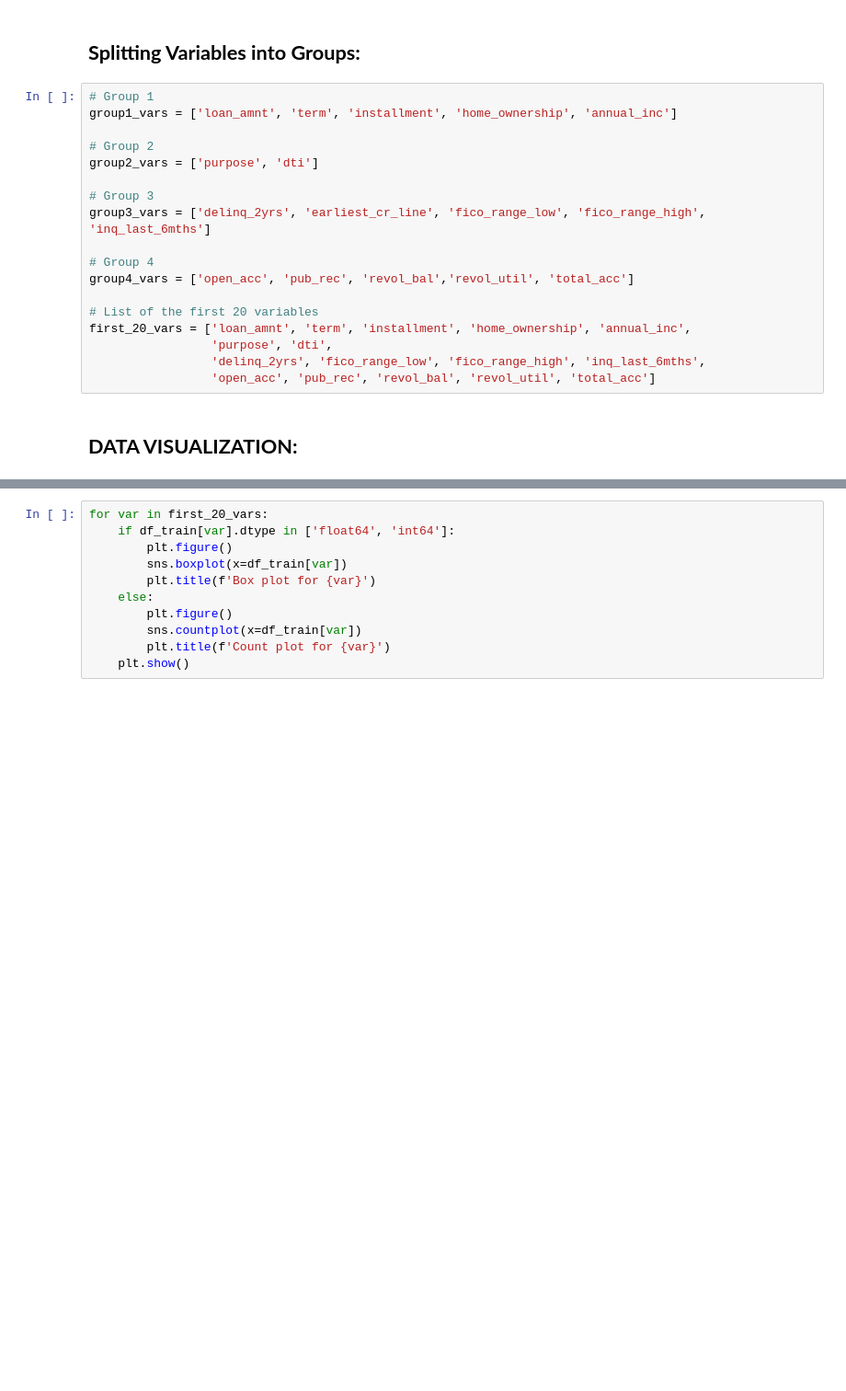
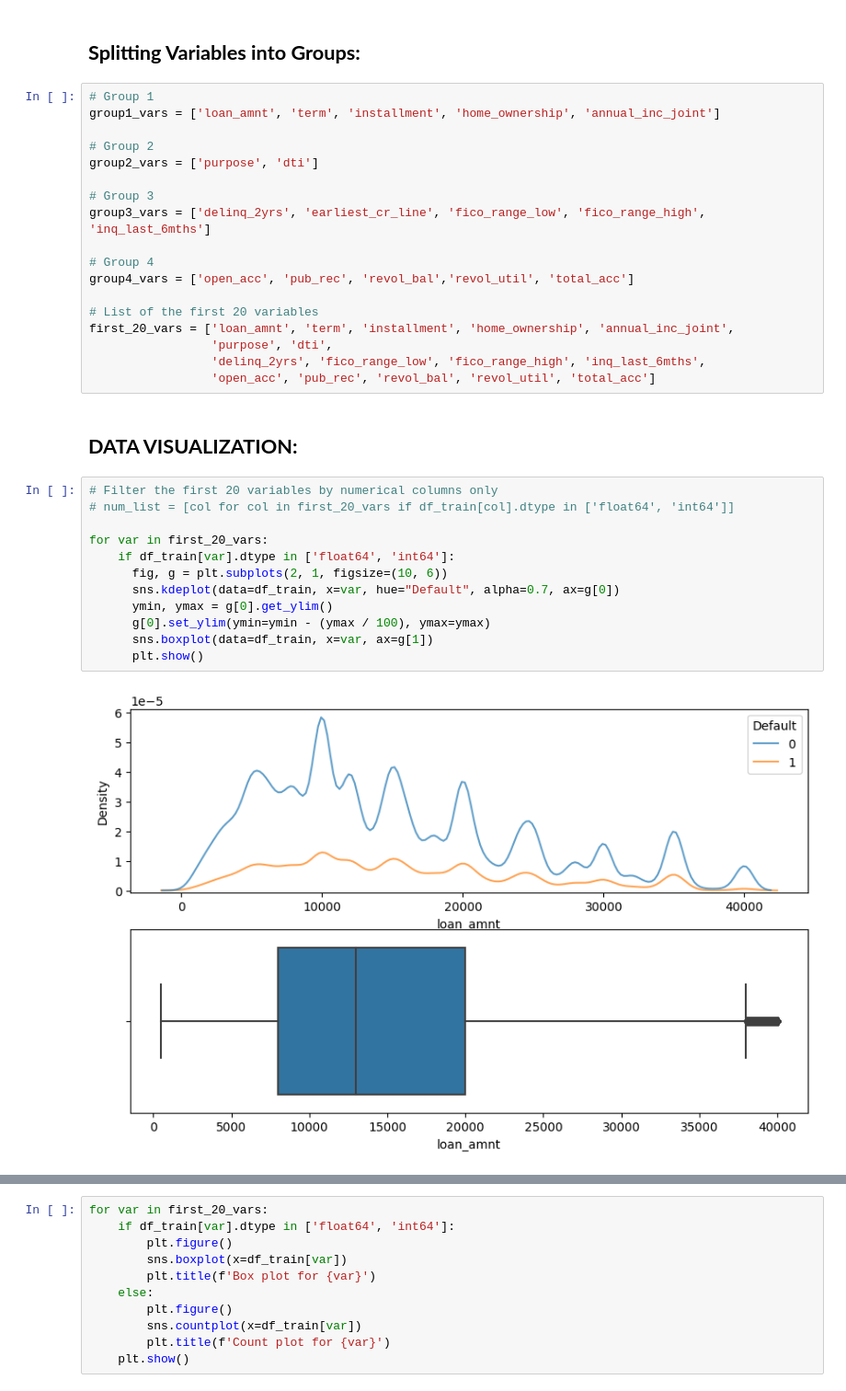
Before and after one commit to preetmodi/Credit-Risk-Analytics, a Jupyter notebook: WoE_V.ipynb, the cells around one changed output, grey strips where cells are left out. Shown at 92% size. Cells and saved outputs as stored; diff of their text form; blank space fills up the shorter version.

```diff
--- a/WoE_V.ipynb
+++ b/WoE_V.ipynb
@@ -104,7 +104,7 @@ array(['MORTGAGE', 'RENT', 'OWN', 'ANY', 'NONE', 'OTHER'], dtype=object)
 ## **Splitting Variables into Groups:**
 # %%
 # Group 1
-group1_vars = ['loan_amnt', 'term', 'installment', 'home_ownership', 'annual_inc']
+group1_vars = ['loan_amnt', 'term', 'installment', 'home_ownership', 'annual_inc_joint']
 
 # Group 2
 group2_vars = ['purpose', 'dti']
@@ -116,9 +116,23 @@ group3_vars = ['delinq_2yrs', 'earliest_cr_line', 'fico_range_low', 'fico_range_
 group4_vars = ['open_acc', 'pub_rec', 'revol_bal','revol_util', 'total_acc']
 
 # List of the first 20 variables
-first_20_vars = ['loan_amnt', 'term', 'installment', 'home_ownership', 'annual_inc',
+first_20_vars = ['loan_amnt', 'term', 'installment', 'home_ownership', 'annual_inc_joint',
                  'purpose', 'dti',
                  'delinq_2yrs', 'fico_range_low', 'fico_range_high', 'inq_last_6mths',
                  'open_acc', 'pub_rec', 'revol_bal', 'revol_util', 'total_acc']
 # %% [markdown]
 ## **DATA VISUALIZATION:**
+# %%
+# Filter the first 20 variables by numerical columns only
+# num_list = [col for col in first_20_vars if df_train[col].dtype in ['float64', 'int64']]
+
+for var in first_20_vars:
+    if df_train[var].dtype in ['float64', 'int64']:
+      fig, g = plt.subplots(2, 1, figsize=(10, 6))
+      sns.kdeplot(data=df_train, x=var, hue="Default", alpha=0.7, ax=g[0])
+      ymin, ymax = g[0].get_ylim()
+      g[0].set_ylim(ymin=ymin - (ymax / 100), ymax=ymax)
+      sns.boxplot(data=df_train, x=var, ax=g[1])
+      plt.show()
+# %% [output]
+[figure, added]
```
Also changed, not shown: parts of 16 cells of this notebook.
